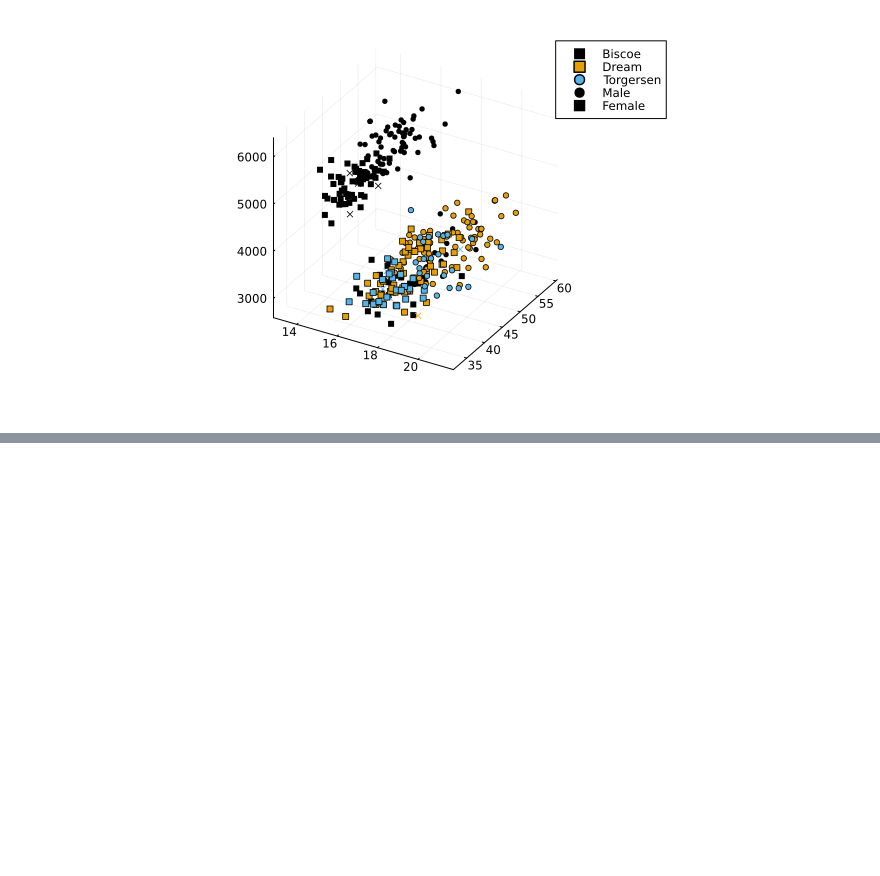
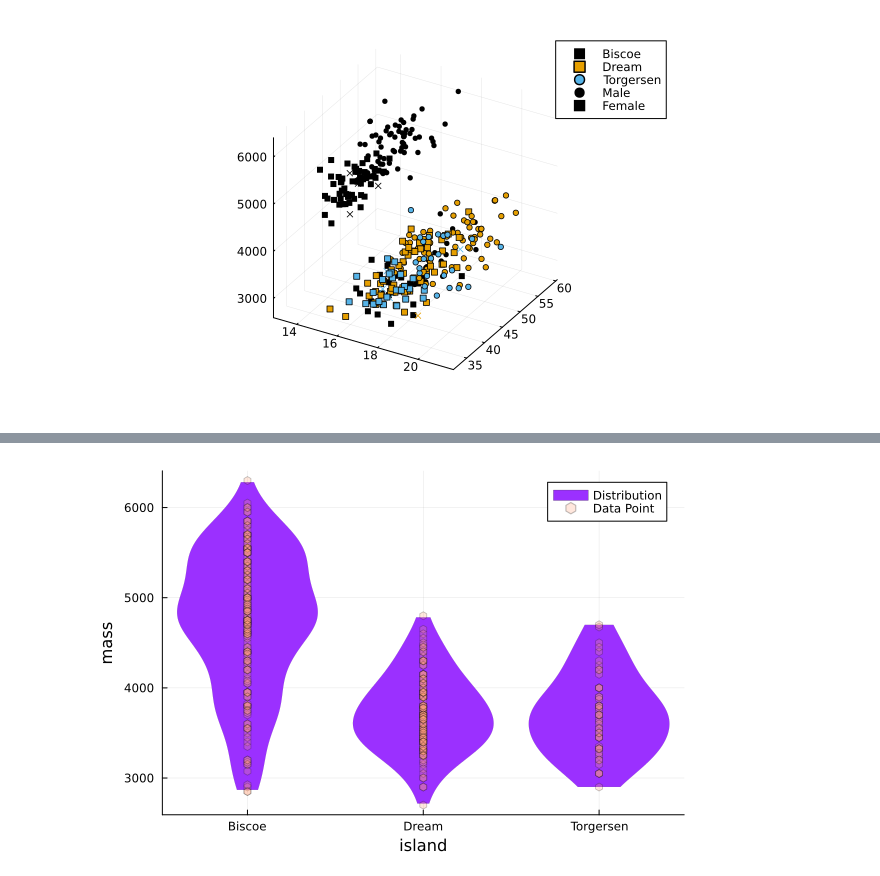
Before and after one commit to peterdresslar/scratch-j, a Jupyter notebook: notebooks/dc4.ipynb, the cells around one changed output, grey strips where cells are left out. Saved outputs shown, nothing was run; the diff lists cells and outputs as text; code cells hidden in the pictures; blank space fills up the shorter version.

```diff
--- a/notebooks/dc4.ipynb
+++ b/notebooks/dc4.ipynb
@@ -61,0 +71,17 @@ scatter!([], [], markershape=:square, color=:black, label="Female", legend=:topr
+# %%
+@df no_missing_penguins violin(
+    :island, :body_mass_g,
+    linewidth=0,
+    color=:purple1,
+    label="Distribution"
+)
+@df no_missing_penguins scatter!(
+	:island, :body_mass_g,
+    markersize=4, markercolor=:lightsalmon,
+    markershape=:hexagon, alpha=0.25,
+    label="Data Point"
+)
+xlabel!("island")
+ylabel!("mass")
+# %% [output]
+[figure, added]
```
Also changed, not shown: parts of 3 cells of this notebook.
